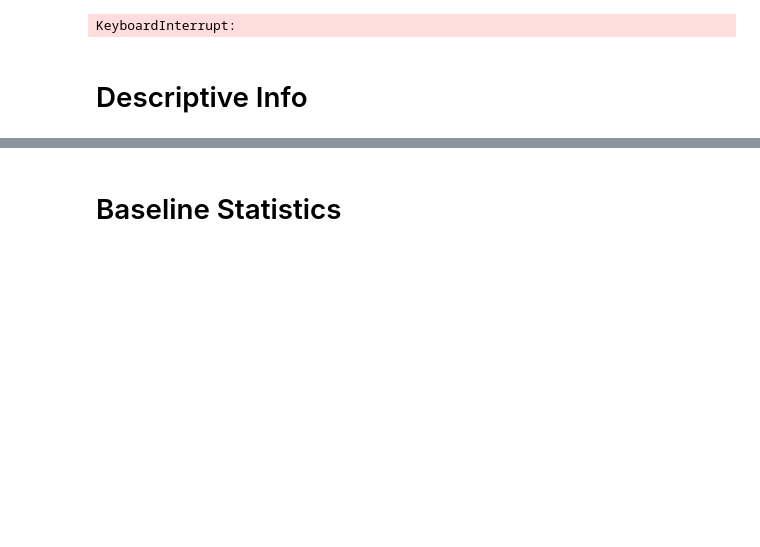
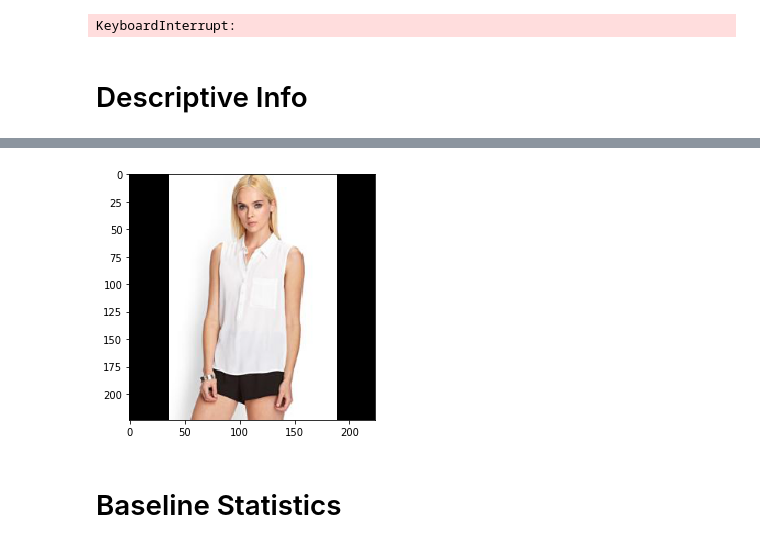
Before and after one commit to magee256/clothing_object_recognition, a Jupyter notebook: category_classifier.ipynb, the cells around one changed output, grey strips where cells are left out. Drawn from its saved outputs; the diff is of its cells as text; code cells hidden in the pictures; blank space fills up the shorter version.

```diff
--- a/category_classifier.ipynb
+++ b/category_classifier.ipynb
@@ -127,44 +127,6 @@ class Labels():
         pass
 # %% [markdown]
 # Data Preprocessing
-# %%
-from skimage.io import imread # uses PIL on the backend
-
-def load_data(identifier,chunksize):
-    labels = determine_data_subset(identifier)
-    for image_info in read_data(labels,image_path_prefix,chunksize):
-        yield (len(labels) + chunksize - 1)//chunksize, image_info
-
-def determine_data_subset(identifier):
-    n_top_labels = 10
-
-    # Read in the attribute information to figure out what images to load
-    cat_labels = pd.read_csv(identifier,skiprows=1,sep='\s+')
-
-    # Figure out which are the most frequent labels to keep
-    cat_label_count = cat_labels.groupby('category_label').count()
-    cat_label_count = cat_label_count.sort_values(by=['image_name'],ascending=False)
-    kept_labels = cat_label_count.head(n_top_labels).index
-
-    # Filter labels not in the n_top_labels most frequent
-    cat_labels = cat_labels.loc[cat_labels['category_label'].isin(kept_labels)]
-
-    if n_images_loaded != -1:
-        return cat_labels.head(n_images_loaded)
-    else:
-        return cat_labels
-
-def read_data(labels,image_parent_dir,chunksize):
-    def load_image_data(image_path):
-        """Given an image path, load the data as an array"""
-        image = imread(image_parent_dir+image_path,plugin='pil')
-        return image
-
-    # Store arrays containing the image data for all images
-    for chunk in range(0,len(labels),chunksize):
-        label_subset = labels.iloc[chunk:chunk+chunksize,:]
-        label_subset['image'] = label_subset['image_name'].apply(load_image_data)
-        yield label_subset
 # %%
 from skimage.transform import rescale
 
@@ -325,7 +300,9 @@ plt.show()
 # %%
 # Shows images from the last images to be processed
-imshow(img_df['image'].iloc[random.randint(0,img_df.shape[0]-1)])
+imshow(img_df['data'].iloc[random.randint(0,img_df.shape[0]-1)])
 plt.show()
+# %% [output]
+[figure, added]
 # %% [markdown]
 # Baseline Statistics
 # %%
```
Also changed, not shown: parts of 20 cells of this notebook.
